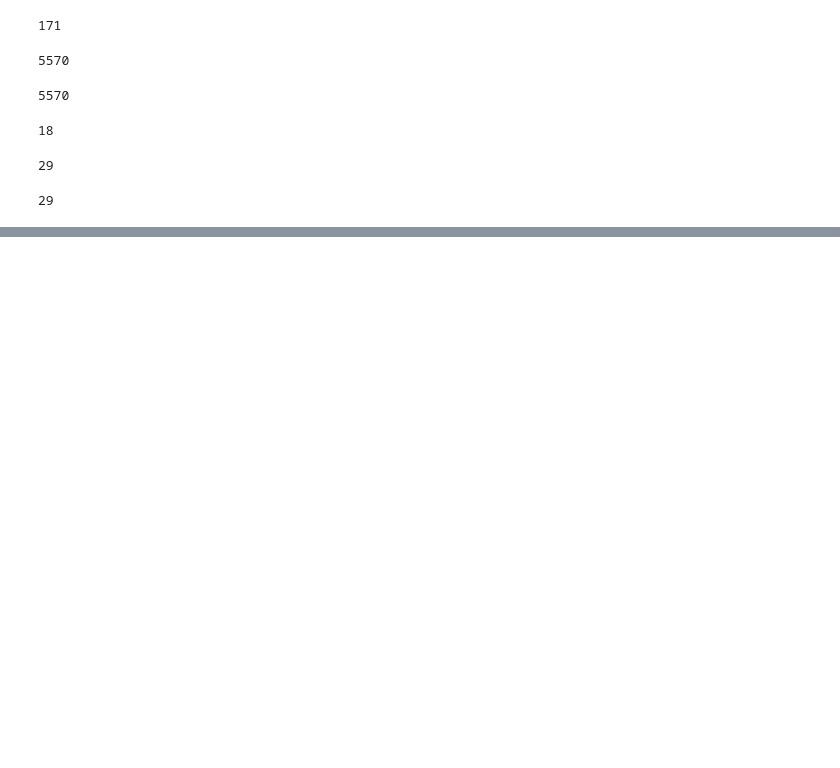
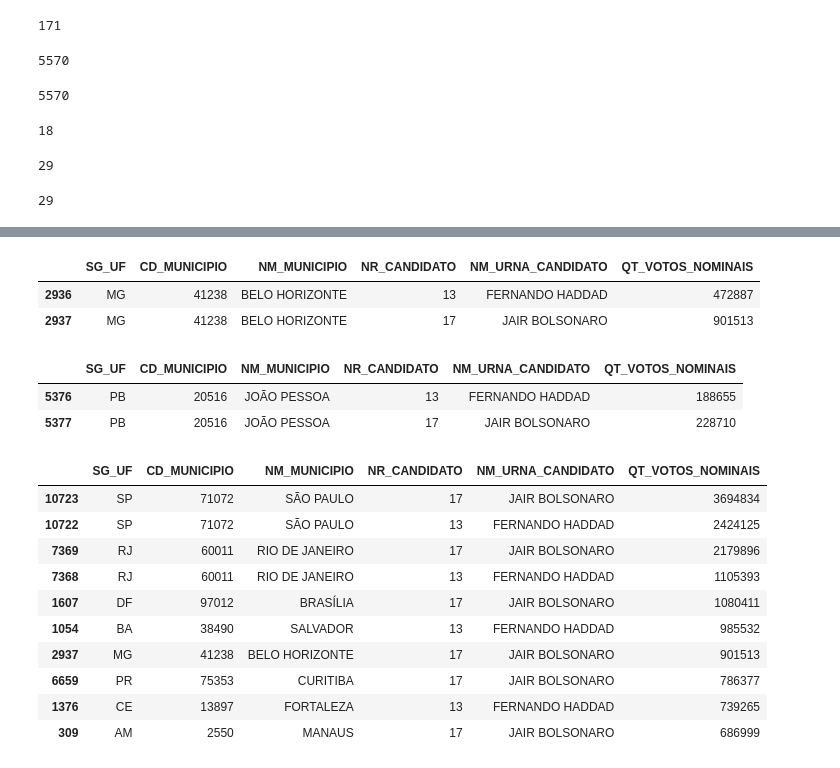
Before and after one commit to ebraimcarvalho/analise-dados-python-labhacker, a Jupyter notebook: mapa_eleicao/Untitled.ipynb, the cells around one changed output, grey strips where cells are left out. Cells and saved outputs as stored; diff of their text form; code cells hidden in the pictures; blank space fills up the shorter version.

```diff
--- a/mapa_eleicao/Untitled.ipynb
+++ b/mapa_eleicao/Untitled.ipynb
@@ -254,0 +309,5 @@ df_2turno.nlargest(10, 'QT_')
+# %%
+# vamos fazer o groupby, reindexar o indice e salvar o dataframe
+df_2turno = df_2turno.groupby(['SG_UF', 'CD_MUNICIPIO', 'NM_MUNICIPIO', 'NR_CANDIDATO', 'NM_URNA_CANDIDATO']).sum().reset_index()
+
+df_2turno.head()
@@ -254,0 +321,31 @@ df_2turno.nlargest(10, 'QT_')
+# %%
+# Vamos verificar como foi a situação em Belo Horizonte
+df_2turno.loc[df_2turno.NM_MUNICIPIO == 'BELO HORIZONTE']
+# %% [output]
+|  | SG_UF | CD_MUNICIPIO | NM_MUNICIPIO | NR_CANDIDATO | NM_URNA_CANDIDATO | QT_VOTOS_NOMINAIS |
+| 2936 | MG | 41238 | BELO HORIZONTE | 13 | FERNANDO HADDAD | 472887 |
+| 2937 | MG | 41238 | BELO HORIZONTE | 17 | JAIR BOLSONARO | 901513 |
+# %%
+# E em João Pessoa?
+df_2turno[df_2turno['NM_MUNICIPIO'] == 'JOÃO PESSOA']
+# %% [output]
+|  | SG_UF | CD_MUNICIPIO | NM_MUNICIPIO | NR_CANDIDATO | NM_URNA_CANDIDATO | QT_VOTOS_NOMINAIS |
+| 5376 | PB | 20516 | JOÃO PESSOA | 13 | FERNANDO HADDAD | 188655 |
+| 5377 | PB | 20516 | JOÃO PESSOA | 17 | JAIR BOLSONARO | 228710 |
+# %%
+# Vamos agora ordenar o dataframe pela quantidade de votos nominais e preservar apenas o primeiro registro
+# pois esse será o candidato que ganhou em tal municipio
+
+df_2turno.sort_values(by='QT_VOTOS_NOMINAIS', ascending=False).head(10)
+# %% [output]
+|  | SG_UF | CD_MUNICIPIO | NM_MUNICIPIO | NR_CANDIDATO | NM_URNA_CANDIDATO | QT_VOTOS_NOMINAIS |
+| 10723 | SP | 71072 | SÃO PAULO | 17 | JAIR BOLSONARO | 3694834 |
+| 10722 | SP | 71072 | SÃO PAULO | 13 | FERNANDO HADDAD | 2424125 |
+| 7369 | RJ | 60011 | RIO DE JANEIRO | 17 | JAIR BOLSONARO | 2179896 |
+| 7368 | RJ | 60011 | RIO DE JANEIRO | 13 | FERNANDO HADDAD | 1105393 |
+| 1607 | DF | 97012 | BRASÍLIA | 17 | JAIR BOLSONARO | 1080411 |
+| 1054 | BA | 38490 | SALVADOR | 13 | FERNANDO HADDAD | 985532 |
+| 2937 | MG | 41238 | BELO HORIZONTE | 17 | JAIR BOLSONARO | 901513 |
+| 6659 | PR | 75353 | CURITIBA | 17 | JAIR BOLSONARO | 786377 |
+| 1376 | CE | 13897 | FORTALEZA | 13 | FERNANDO HADDAD | 739265 |
+| 309 | AM | 2550 | MANAUS | 17 | JAIR BOLSONARO | 686999 |
```
Also changed, not shown: parts of 9 cells of this notebook.
